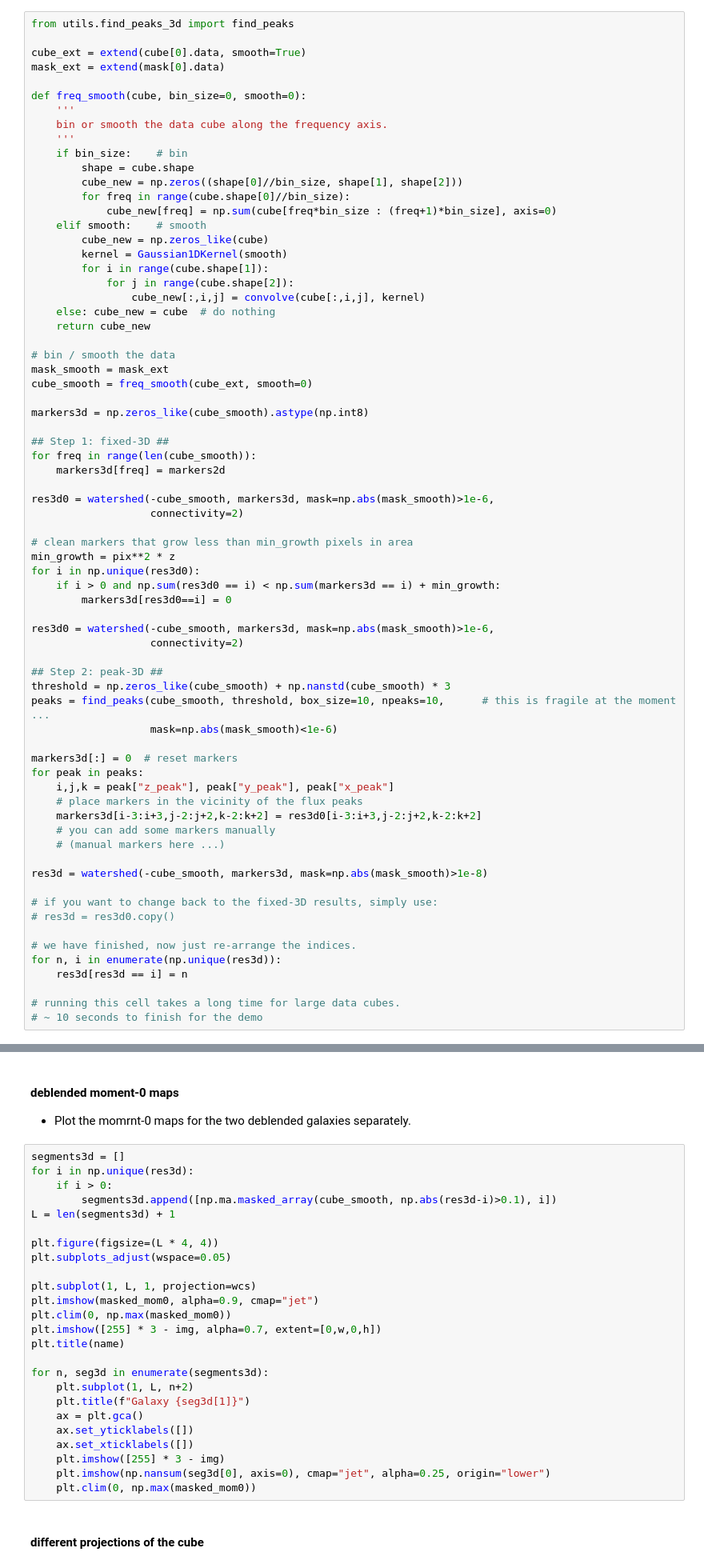
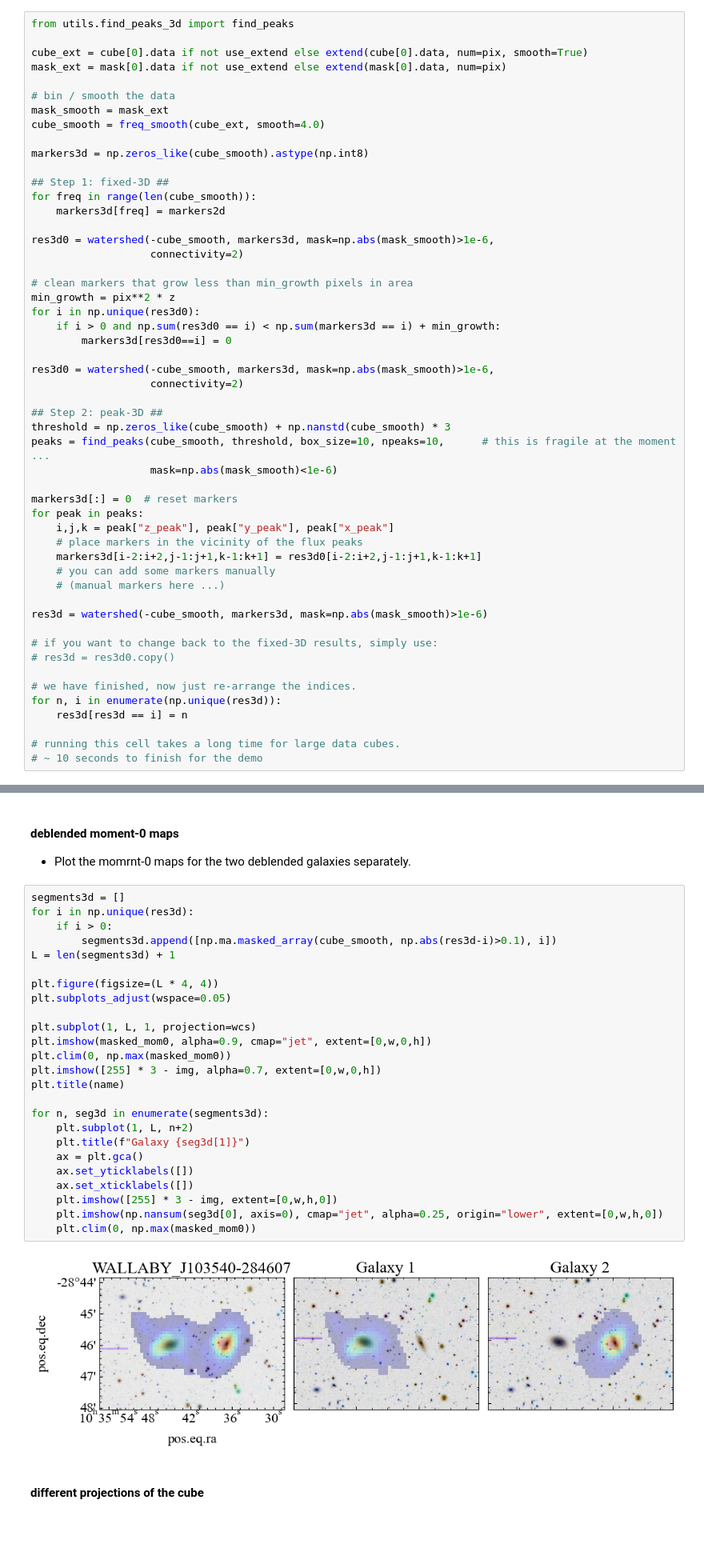
Before and after one commit to BetaGem/wallaby-galaxy-pair, a Jupyter notebook: deblending.ipynb, the cells around one changed output, grey strips where cells are left out. Shown at 80% size. Cells and saved outputs as stored; diff of their text form; blank space fills up the shorter version.

```diff
--- a/deblending.ipynb
+++ b/deblending.ipynb
@@ -342,30 +342,12 @@ Before running _watershed_, we should smooth the data cube along the frequency a
 # %%
 from utils.find_peaks_3d import find_peaks
 
-cube_ext = extend(cube[0].data, smooth=True)
-mask_ext = extend(mask[0].data)
-
-def freq_smooth(cube, bin_size=0, smooth=0):
-    '''
-    bin or smooth the data cube along the frequency axis.
-    '''
-    if bin_size:    # bin
-        shape = cube.shape
-        cube_new = np.zeros((shape[0]//bin_size, shape[1], shape[2]))
-        for freq in range(cube.shape[0]//bin_size):
-            cube_new[freq] = np.sum(cube[freq*bin_size : (freq+1)*bin_size], axis=0)
-    elif smooth:    # smooth
-        cube_new = np.zeros_like(cube)
-        kernel = Gaussian1DKernel(smooth)
-        for i in range(cube.shape[1]):
-            for j in range(cube.shape[2]):
-                cube_new[:,i,j] = convolve(cube[:,i,j], kernel)
-    else: cube_new = cube  # do nothing
-    return cube_new
+cube_ext = cube[0].data if not use_extend else extend(cube[0].data, num=pix, smooth=True)
+mask_ext = mask[0].data if not use_extend else extend(mask[0].data, num=pix)
 
 # bin / smooth the data
 mask_smooth = mask_ext
-cube_smooth = freq_smooth(cube_ext, smooth=0)
+cube_smooth = freq_smooth(cube_ext, smooth=4.0)
 
 markers3d = np.zeros_like(cube_smooth).astype(np.int8)
 
@@ -394,11 +376,11 @@ markers3d[:] = 0  # reset markers
 for peak in peaks:
     i,j,k = peak["z_peak"], peak["y_peak"], peak["x_peak"]
     # place markers in the vicinity of the flux peaks
-    markers3d[i-3:i+3,j-2:j+2,k-2:k+2] = res3d0[i-3:i+3,j-2:j+2,k-2:k+2]
+    markers3d[i-2:i+2,j-1:j+1,k-1:k+1] = res3d0[i-2:i+2,j-1:j+1,k-1:k+1]
     # you can add some markers manually
     # (manual markers here ...)
 
-res3d = watershed(-cube_smooth, markers3d, mask=np.abs(mask_smooth)>1e-8)
+res3d = watershed(-cube_smooth, markers3d, mask=np.abs(mask_smooth)>1e-6)
 
 # if you want to change back to the fixed-3D results, simply use:
 # res3d = res3d0.copy()
@@ -444,28 +429,30 @@ def plot_cube(channel):
 # %%
 segments3d = []
 for i in np.unique(res3d):
     if i > 0:
         segments3d.append([np.ma.masked_array(cube_smooth, np.abs(res3d-i)>0.1), i])
 L = len(segments3d) + 1
 
 plt.figure(figsize=(L * 4, 4))
 plt.subplots_adjust(wspace=0.05)
 
 plt.subplot(1, L, 1, projection=wcs)
-plt.imshow(masked_mom0, alpha=0.9, cmap="jet")
+plt.imshow(masked_mom0, alpha=0.9, cmap="jet", extent=[0,w,0,h])
 plt.clim(0, np.max(masked_mom0))
 plt.imshow([255] * 3 - img, alpha=0.7, extent=[0,w,0,h])
 plt.title(name)
 
 for n, seg3d in enumerate(segments3d):
     plt.subplot(1, L, n+2)
     plt.title(f"Galaxy {seg3d[1]}")
     ax = plt.gca()
     ax.set_yticklabels([])
     ax.set_xticklabels([])
-    plt.imshow([255] * 3 - img)
-    plt.imshow(np.nansum(seg3d[0], axis=0), cmap="jet", alpha=0.25, origin="lower")
+    plt.imshow([255] * 3 - img, extent=[0,w,h,0])
+    plt.imshow(np.nansum(seg3d[0], axis=0), cmap="jet", alpha=0.25, origin="lower", extent=[0,w,h,0])
     plt.clim(0, np.max(masked_mom0))
+# %% [output]
+[figure, added]
 # %% [markdown]
 #### different projections of the cube
 # %%
```
Also changed, not shown: parts of 15 cells of this notebook, 1 other file.
